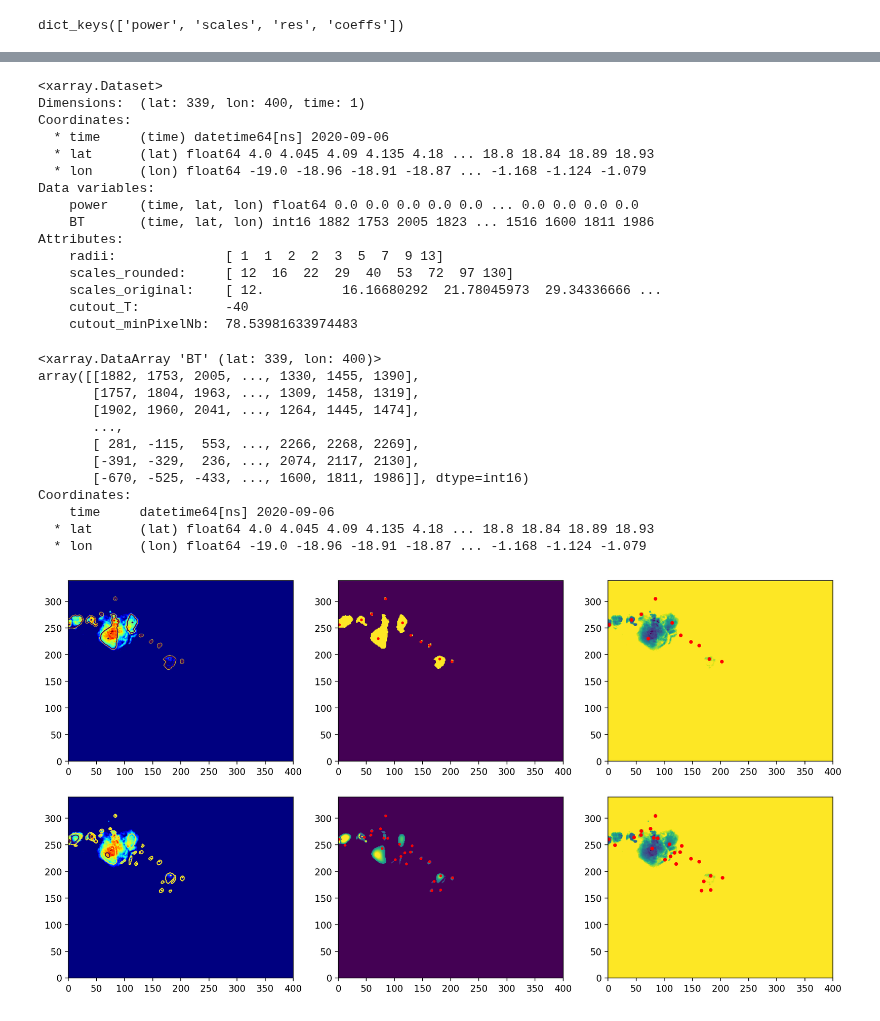
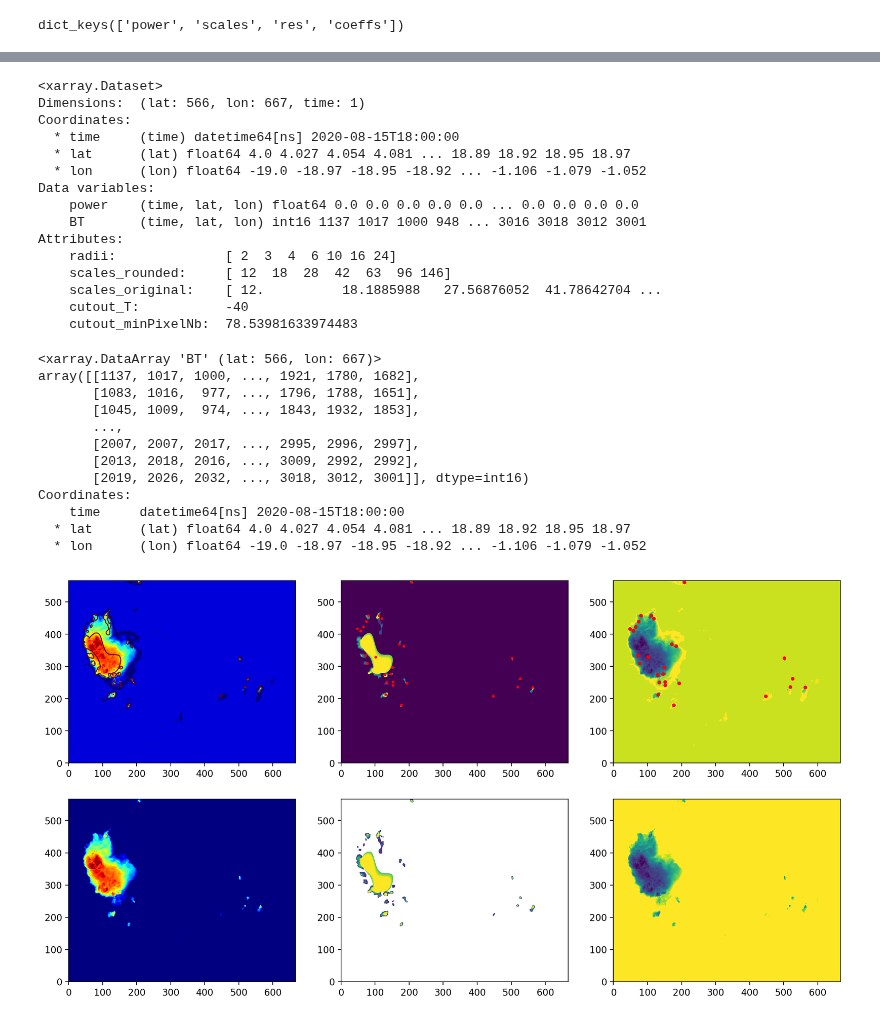
Before and after one commit to cornkle/proj_CEH, a Jupyter notebook: notebooks/NFLICS_test_coreStandalone_v2_real_time_wavelet.ipynb, the cells around one changed output, grey strips where cells are left out. Saved outputs shown, nothing was run; the diff lists cells and outputs as text; code cells hidden in the pictures.

```diff
--- a/notebooks/NFLICS_test_coreStandalone_v2_real_time_wavelet.ipynb
+++ b/notebooks/NFLICS_test_coreStandalone_v2_real_time_wavelet.ipynb
@@ -14,3 +10,9 @@ testfile = '/media/ck/Elements/Africa/WestAfrica/NFLICS/MCS_TIR/real_time_wavele
+# %%
+idate = '20200815'
+#tag = 'MFG'
+tag = 'MSG'
+testfile = '/media/ck/Elements/Africa/WestAfrica/NFLICS/MCS_TIR/real_time_wavelet/'+idate[0:4]+'/'+idate[4:6]+'/'+idate[6:8]+'/IR_wavelet_BT_'+idate+'_*.nc'
+origfile = '/media/ck/Elements/Africa/WestAfrica/NFLICS/MCS_TIR/real_time_data/'+idate[0:4]+'/'+idate[4:6]+'/'+idate[6:8]+'/IR_108_BT_'+idate+'_*.nc'
 # %%
 data = xr.open_mfdataset(testfile)#.sel(lat=slice(6,8), lon=slice(6,9.5))'/media/ck/Elements/Africa/WestAfrica/NFLICS/MCS_TIR/real_time_wavelet/2020/06/25/IR_wavelet_BT_20200625_1300.nc'
 # %% [output]
@@ -46,7 +48,7 @@ Attributes:
     cutout_T:           -40
     cutout_minPixelNb:  78.53981633974483
 # %%
-tstep_old = data.isel(time=0).load() #-12
+tstep_old = data.isel(time=-24).load() #-24
 # %%
 tstep_old
 # %% [output]
@@ -160,5 +162,5 @@ plt.colorbar()
 # %%
-power_msg = utils.find_fixed_power(wav, nogood, area_img,3, dataset='MSG')
+power_msg = utils.find_fixed_power(wav, outt, nogood, area_img,3)
 # %%
 wav.keys()
 # %% [output]
@@ -223,5 +253,5 @@ Coordinates:
 # %%
 date = [pd.datetime(date['time.year'], date['time.month'], date['time.day'], date['time.hour'], date['time.minute'])]
 # %%
-data = run_powerBlobs.wavelet_analysis(meteosat_data, longitudes, latitudes, date, savefile, data_resolution=5)
+data = run_powerBlobs.wavelet_analysis(meteosat_data, longitudes, latitudes, date, savefile, data_resolution=3)
 # %% [output]
@@ -240,18 +261,18 @@ Saved /home/ck/DIR/cornkle/data/test/testblob.nc
 data
 # %% [output]
 <xarray.Dataset>
-Dimensions:  (lat: 339, lon: 400, time: 1)
+Dimensions:  (lat: 566, lon: 667, time: 1)
 Coordinates:
-  * time     (time) datetime64[ns] 2020-09-06
-  * lat      (lat) float64 4.0 4.045 4.09 4.135 4.18 ... 18.8 18.84 18.89 18.93
-  * lon      (lon) float64 -19.0 -18.96 -18.91 -18.87 ... -1.168 -1.124 -1.079
+  * time     (time) datetime64[ns] 2020-08-15T18:00:00
+  * lat      (lat) float64 4.0 4.027 4.054 4.081 ... 18.89 18.92 18.95 18.97
+  * lon      (lon) float64 -19.0 -18.97 -18.95 -18.92 ... -1.106 -1.079 -1.052
 Data variables:
     power    (time, lat, lon) float64 0.0 0.0 0.0 0.0 0.0 ... 0.0 0.0 0.0 0.0
-    BT       (time, lat, lon) int16 1882 1753 2005 1823 ... 1516 1600 1811 1986
+    BT       (time, lat, lon) int16 1137 1017 1000 948 ... 3016 3018 3012 3001
 Attributes:
-    radii:              [ 1  1  2  2  3  5  7  9 13]
-    scales_rounded:     [ 12  16  22  29  40  53  72  97 130]
-    scales_original:    [ 12.          16.16680292  21.78045973  29.34336666 ...
+    radii:              [ 2  3  4  6 10 16 24]
+    scales_rounded:     [ 12  18  28  42  63  96 146]
+    scales_original:    [ 12.          18.1885988   27.56876052  41.78642704 ...
     cutout_T:           -40
     cutout_minPixelNb:  78.53981633974483
 # %%
@@ -262,25 +283,25 @@ tstep = data.squeeze()
 # %%
 tstep['BT']
 # %% [output]
-<xarray.DataArray 'BT' (lat: 339, lon: 400)>
-array([[1882, 1753, 2005, ..., 1330, 1455, 1390],
-       [1757, 1804, 1963, ..., 1309, 1458, 1319],
-       [1902, 1960, 2041, ..., 1264, 1445, 1474],
+<xarray.DataArray 'BT' (lat: 566, lon: 667)>
+array([[1137, 1017, 1000, ..., 1921, 1780, 1682],
+       [1083, 1016,  977, ..., 1796, 1788, 1651],
+       [1045, 1009,  974, ..., 1843, 1932, 1853],
        ...,
-       [ 281, -115,  553, ..., 2266, 2268, 2269],
-       [-391, -329,  236, ..., 2074, 2117, 2130],
-       [-670, -525, -433, ..., 1600, 1811, 1986]], dtype=int16)
+       [2007, 2007, 2017, ..., 2995, 2996, 2997],
+       [2013, 2018, 2016, ..., 3009, 2992, 2992],
+       [2019, 2026, 2032, ..., 3018, 3012, 3001]], dtype=int16)
 Coordinates:
-    time     datetime64[ns] 2020-09-06
-  * lat      (lat) float64 4.0 4.045 4.09 4.135 4.18 ... 18.8 18.84 18.89 18.93
-  * lon      (lon) float64 -19.0 -18.96 -18.91 -18.87 ... -1.168 -1.124 -1.079
+    time     datetime64[ns] 2020-08-15T18:00:00
+  * lat      (lat) float64 4.0 4.027 4.054 4.081 ... 18.89 18.92 18.95 18.97
+  * lon      (lon) float64 -19.0 -18.97 -18.95 -18.92 ... -1.106 -1.079 -1.052
 # %%
 lon, lat = np.meshgrid(tstep['lon'], tstep['lat'])
 
 f = plt.figure(figsize=(15,8), dpi=200)
 f.add_subplot(231)
-plt.pcolormesh(outt, vmin=-85, vmax=-70, cmap='jet_r')
-plt.contour(power_msg, levels=[0,50], extend='both', linewidths=1, cmap='viridis_r')
+plt.pcolormesh(outt, vmin=-85, vmax=-60, cmap='jet_r')
+plt.contour(power_msg, levels=[-5,1], extend='both', linewidths=1, cmap='Reds')
 
 npos = np.where(power_msg<-100)
 
@@ -293,38 +314,38 @@ for y,x in zip(npos[0], npos[1]):
     plt.plot(x,y, color='red', markersize=2, marker='o')
 
 
 f.add_subplot(233)
-plt.pcolormesh(outt, vmax=-70, vmin=-85)
+plt.pcolormesh(outt, vmax=-60, vmin=-85)
 for y,x in zip(npos[0], npos[1]):
 
     plt.plot(x,y, color='red', markersize=3, marker='o')
 
 ####################
 
 f.add_subplot(234)
-plt.pcolormesh(tstep_old['BT']/100, vmin=-85, vmax=-70, cmap='jet_r')
-plt.contour(tstep_old['power'], levels=[0,50], extend='both', linewidths=1, cmap='viridis_r')
+plt.pcolormesh(tstep_old['BT']/100, vmin=-85, vmax=-60, cmap='jet_r')
+plt.contour(tstep_old['power'], levels=[-5,1], extend='both', linewidths=1, cmap='Reds')
 
 npos = np.where(tstep_old['power']<-100)
 
 f.add_subplot(235)
 plt.pcolormesh(tstep_old['power'], vmin=0, vmax=50)
 
 for y,x in zip(npos[0], npos[1]):
 
 
     plt.plot(x,y, color='red', markersize=2, marker='o')
 
 
 f.add_subplot(236)
-plt.pcolormesh(tstep_old['BT']/100, vmax=-70, vmin=-85)
+plt.pcolormesh(tstep_old['BT']/100, vmax=-60, vmin=-85)
 for y,x in zip(npos[0], npos[1]):
 
     plt.plot(x,y, color='red', markersize=3, marker='o')
 
 #f.savefig('/home/ck/DIR/cornkle/data/test/new_cores'+tag+'.png')
 # %% [output]
-[figure, old version]
+[figure, new version]
 # %%
 old_mask = np.array(tstep_old['power'].values > 0, dtype=int)
 new_mask = np.array(power_msg > 0, dtype=int)
```
Also changed, not shown: parts of 24 cells of this notebook, 11 other files.
